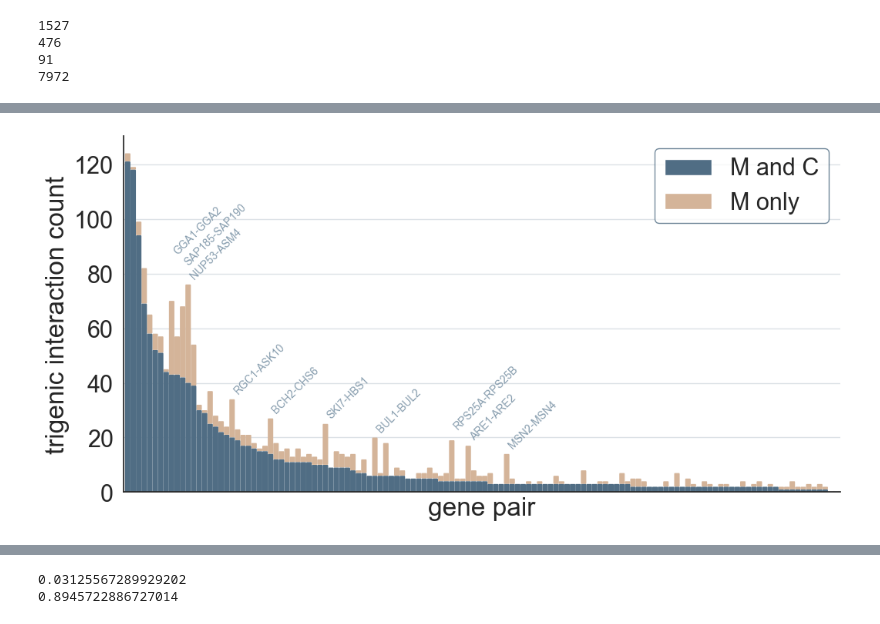
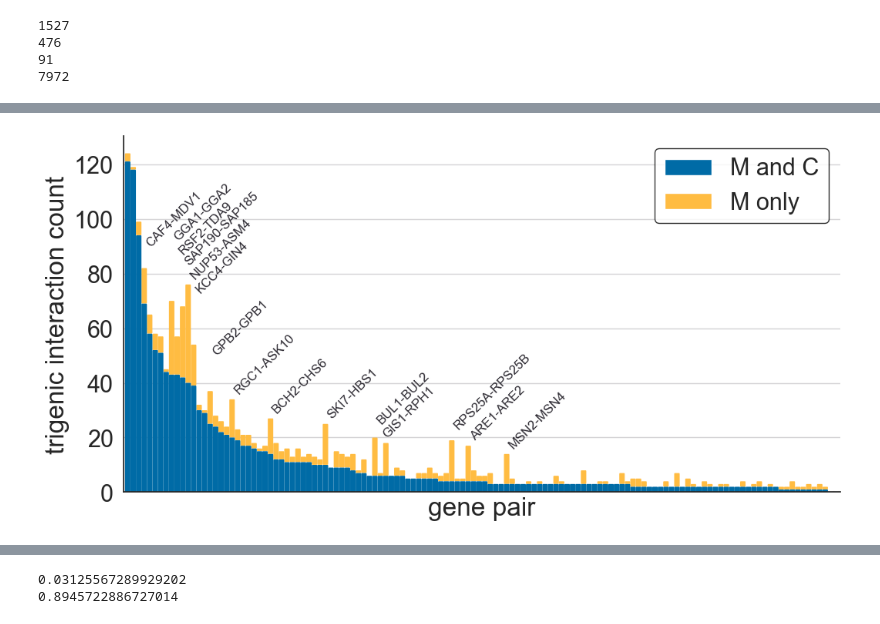
Before and after one commit to brian-arnold/epistasis_reanalysis, a Jupyter notebook: yeast_screens/Kuzmin_data_analysis_cp.ipynb, the cells around one changed output, grey strips where cells are left out. Cells and saved outputs as stored; diff of their text form; code cells hidden in the pictures.

```diff
--- a/yeast_screens/Kuzmin_data_analysis_cp.ipynb
+++ b/yeast_screens/Kuzmin_data_analysis_cp.ipynb
@@ -269,6 +258,7 @@ df.loc[df['f_jk_2'] < 0, ['f_jk_2']] = np.nan
 
 df.loc[:,'e_ik_mult2'] = df.f_ik_2/(df.f_i*df.f_k)
 df.loc[:,'e_jk_mult2'] = df.f_jk_2/(df.f_j*df.f_k)
+df.loc[:,'e_ij_mult'] = df.f_ij/(df.f_i*df.f_j)
 
 df.loc[:, 'tau_cumulant2'] = df.double_triple_mutant_fitness + 2*df.f_i*df.f_j*df.f_k - df.f_i*df.f_jk_2 - df.f_j*df.f_ik_2 - df.f_k*df.f_ij
 
@@ -452,7 +452,8 @@ pd.DataFrame.from_dict(results)
 # %%
-overlap_color = "#506D84"
-only_mult_color = "#D4B499"
-only_reported_color = "#889EAF"
+overlap_color = "#006BA6"
+only_mult_color = "#FFBC42"
+only_reported_color = "#0496FF"
+
 
 only_mult_venn, only_reported_venn, overlap_venn = None, None, None
 # copy values since similar names get used elsewhere in notebook
@@ -525,12 +526,10 @@ num_physical_interactions, oneplus_physical_interactions, twoplus_physical_inter
 #df['twoplus_physical_interactions'] = df['alleles'].map(twoplus_physical_interactions)
 df['three_physical_interactions'] = df['alleles'].map(three_physical_interactions)
 
-#print()
-#print(df['num_physical_interactions'].value_counts())
-
 physical_pairwise_interactions_dict = db.collect_interactions_in_dict(db_interactions, 'official_symbol_interactor_a', 'official_symbol_interactor_b')
 three_shared_physical_interactions = db.count_shared_interactions_in_dict(df, physical_pairwise_interactions_dict, 1)
 df['three_shared_physical_interactions'] = df['alleles'].map(three_shared_physical_interactions)
+df['num_physical_interactions'] = df['alleles'].map(num_physical_interactions)
 # %%
 overlap, only_reported, only_mult, all_reported, all_mult = enrich.outlier_enrichment(df[df.pval < p], "negative", enrich.fraction_three_shared, multiplicative, tau_mult_sig_val)
 # since all_mult has more observations than all_reported, treat all_mult as the "population" and all_reported as the "sample" for the hypergeometric test
@@ -933,0 +1009,7 @@ g.ax_joint.get_legend_handles_labels()
+# %%
+for k in table.keys():
+    print(k, table[k])
+
+total = np.sum([table[k] for k in table.keys()])
+numerator = np.sum([table[k] for k in table.keys() if k not in ['both_neg', 'both_pos', 'both_neut']])
+print(numerator/total)
@@ -1003,7 +1205,7 @@ pairs_df = pairs_df[pairs_df.mult > 1]
 pairs_df = pairs_df.sort_values(by='overlap', ascending=False)
 pairs_df = pairs_df.astype({'gene_pairs':'str'})
 
-pl = pairs_df[['M and C', 'M only']].plot.bar(stacked=True, color=["#506D84", "#D4B499"], width=1)
+pl = pairs_df[['M and C', 'M only']].plot.bar(stacked=True, color=[overlap_color, only_mult_color], width=1)
 pl.figure.set_size_inches(4,4)
 pl.set_xlabel('gene pair')
 pl.set_ylabel('trigenic interaction count')
@@ -1011,44 +1213,50 @@ pl.set_ylabel('trigenic interaction count')
 pl.figure.set_size_inches(12,6)
 plt.rcParams.update({'font.size': 20})
 
 # following code from: https://stackoverflow.com/questions/58425392/bar-chart-with-rounded-corners-in-matplotlib
 new_patches = []
 for patch in reversed(pl.patches):
     bb = patch.get_bbox()
     color=patch.get_facecolor()
     p_bbox = FancyBboxPatch((bb.xmin, bb.ymin),
                         abs(bb.width), abs(bb.height),
                         boxstyle="round,pad=-0.0040,rounding_size=0.1",
                         ec="none", fc=color,
                         mutation_aspect=4
                         )
     patch.remove()
     new_patches.append(p_bbox)
 for patch in new_patches:
     pl.add_patch(patch)
 
-plt.rcParams.update({'font.size': 10})
+plt.rcParams.update({'font.size': 12})
 if dataset == "Kuzmin2020":
     #f"$\bf{label}$",
-    pl.annotate("GGA1-GGA2", (8, 87), color=only_reported_color, rotation=45)
-    pl.annotate("SAP185-SAP190", (10, 83), color=only_reported_color, rotation=45)
-    pl.annotate("NUP53-ASM4", (11, 78), color=only_reported_color, rotation=45)
-    pl.annotate("RGC1-ASK10", (19, 36), color=only_reported_color, rotation=45)
-    pl.annotate("BCH2-CHS6", (26, 29), color=only_reported_color, rotation=45)
-    pl.annotate("SKI7-HBS1", (36, 27), color=only_reported_color, rotation=45)
-    pl.annotate("BUL1-BUL2", (45, 22), color=only_reported_color, rotation=45)
-    pl.annotate("RPS25A-RPS25B", (59, 23), color=only_reported_color, rotation=45)
-    pl.annotate("ARE1-ARE2", (62, 19), color=only_reported_color, rotation=45)
-    pl.annotate("MSN2-MSN4", (69, 16), color=only_reported_color, rotation=45)
+    # HIGHLIGHTING GENES WITH AT LEAST 10 ADDITIONAL M ONLY TRIGENIC INTERACTIONS
+    pl.annotate("CAF4-MDV1", (3, 90), color="#2D2A32", rotation=45)
+    pl.annotate("GGA1-GGA2", (8, 92), color="#2D2A32", rotation=45)
+    pl.annotate("RSF2-TDA9", (9, 87), color="#2D2A32", rotation=45)
+    pl.annotate("SAP190-SAP185", (10, 83), color="#2D2A32", rotation=45)
+    pl.annotate("NUP53-ASM4", (11, 78), color="#2D2A32", rotation=45)
+    pl.annotate("KCC4-GIN4", (12, 73), color="#2D2A32", rotation=45)
+    pl.annotate("GPB2-GPB1", (15, 50), color="#2D2A32", rotation=45)
+    pl.annotate("RGC1-ASK10", (19, 36), color="#2D2A32", rotation=45)
+    pl.annotate("BCH2-CHS6", (26, 29), color="#2D2A32", rotation=45)
+    pl.annotate("SKI7-HBS1", (36, 27), color="#2D2A32", rotation=45)
+    pl.annotate("BUL1-BUL2", (45, 25), color="#2D2A32", rotation=45)
+    pl.annotate("GIS1-RPH1", (46, 20), color="#2D2A32", rotation=45)
+    pl.annotate("RPS25A-RPS25B", (59, 23), color="#2D2A32", rotation=45)
+    pl.annotate("ARE1-ARE2", (62, 19), color="#2D2A32", rotation=45)
+    pl.annotate("MSN2-MSN4", (69, 16), color="#2D2A32", rotation=45)
 plt.rcParams.update({'font.size': 20})
 
-pl.grid(visible=True, axis='y', alpha=0.2, color=overlap_color)
+pl.grid(visible=True, axis='y', alpha=0.2, color="#2D2A32")
 plt.tick_params(
     axis='x',          # changes apply to the x-axis
     bottom=False,      # ticks along the bottom edge are off
     labelbottom=False)
-plt.legend(edgecolor=overlap_color)
+plt.legend(edgecolor="black")
 sns.despine()
 plt.savefig('/Users/bjarnold/Princeton_DataX/Epistasis/higher_order_reanalysis/yeast_screens/figs/panels_tmp/trigen_count_barplot.pdf')
 # %% [output]
-[figure, old version]
+[figure, new version]
```
Also changed, not shown: parts of 35 cells of this notebook, 21 other files.
